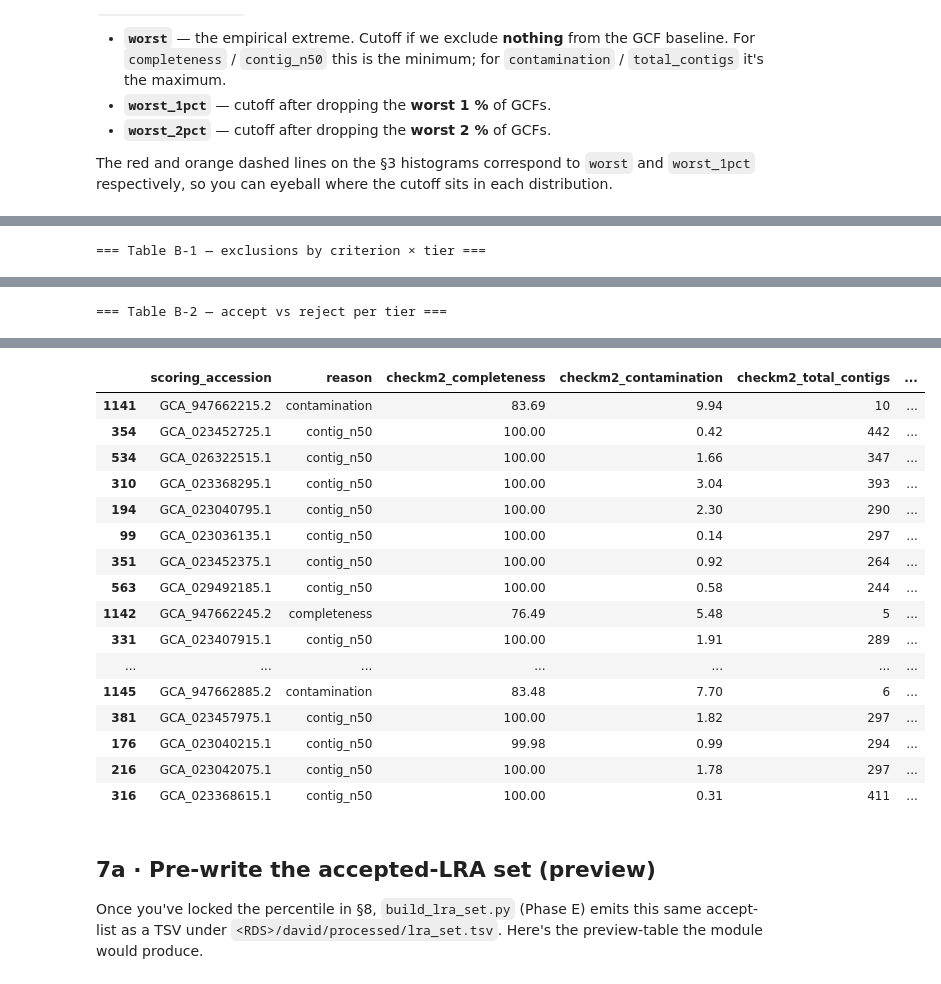
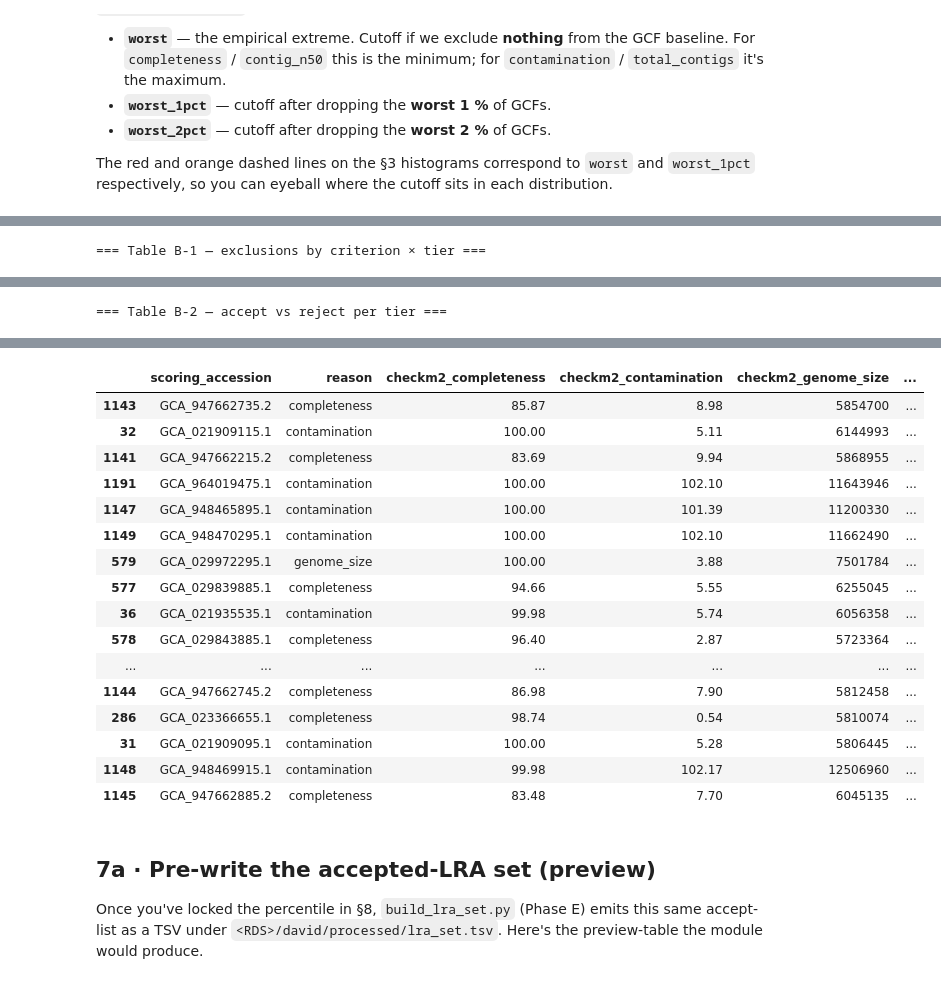
Before and after one commit to abelsond-cam/BacHGT, a Jupyter notebook: src/bac_data/lr_data/notebooks/lra_quality_cutoffs.ipynb, the cells around one changed output, grey strips where cells are left out. Cells and saved outputs as stored; diff of their text form; code cells hidden in the pictures.

```diff
--- a/src/bac_data/lr_data/notebooks/lra_quality_cutoffs.ipynb
+++ b/src/bac_data/lr_data/notebooks/lra_quality_cutoffs.ipynb
@@ -25,7 +26,9 @@ After iterating, record the locked value + thresholds in §8.
 # %%
-# ─── PARAMETERS ────────────────────────────────────────────────────────────
-USE_GCF_PERCENTILE = 0    # 0 | 1 | 2 — % trimmed from each tail of GCF distribution
-# ───────────────────────────────────────────────────────────────────────────
+# ─── LOCKED THRESHOLDS ────────────────────────────────────────────────────
+MIN_COMPLETENESS  = 99.0   # %  — hardcoded; isolates expected near-complete
+MAX_CONTAMINATION = 5.0    # %  — MIGS high-quality threshold (Bowers 2017)
+# MAX_GENOME_SIZE  ← data-derived in §6a from the worst-GCF envelope
+# ──────────────────────────────────────────────────────────────────────────
 # %% [markdown]
 ## 1 · Load `lra_discovery.tsv` — the single annotated source
 
@@ -330,16 +333,8 @@ By construction, percentile=0 excludes zero GCFs. Bumping to 1 or 2 trims the mo
 # %%
-assert 0 <= USE_GCF_PERCENTILE < 50, "USE_GCF_PERCENTILE should be in [0, 50)"
+MAX_GENOME_SIZE = gcf_cutoff("checkm2_genome_size", 0)
 
-MIN_COMPLETENESS  = gcf_cutoff("checkm2_completeness",  USE_GCF_PERCENTILE)
-MAX_CONTAMINATION = gcf_cutoff("checkm2_contamination", USE_GCF_PERCENTILE)
-MAX_TOTAL_CONTIGS = gcf_cutoff("checkm2_total_contigs", USE_GCF_PERCENTILE)
-MIN_CONTIG_N50    = gcf_cutoff("checkm2_contig_n50",    USE_GCF_PERCENTILE)
-MAX_GENOME_SIZE   = gcf_cutoff("checkm2_genome_size",   USE_GCF_PERCENTILE)
-
-print(f"USE_GCF_PERCENTILE = {USE_GCF_PERCENTILE}  (trim worst {USE_GCF_PERCENTILE}% of GCFs)")
-print(f"  MIN_COMPLETENESS  ≥ {MIN_COMPLETENESS:.2f}")
-print(f"  MAX_CONTAMINATION ≤ {MAX_CONTAMINATION:.2f}")
-print(f"  MAX_TOTAL_CONTIGS ≤ {MAX_TOTAL_CONTIGS:.0f}")
-print(f"  MIN_CONTIG_N50    ≥ {MIN_CONTIG_N50:.0f}")
-print(f"  MAX_GENOME_SIZE   ≤ {MAX_GENOME_SIZE:.0f}  ({MAX_GENOME_SIZE/1e6:.2f} Mb)")
+print("=== Locked thresholds ===")
+print(f"  MIN_COMPLETENESS  ≥ {MIN_COMPLETENESS:>6.2f}   (hardcoded)")
+print(f"  MAX_CONTAMINATION ≤ {MAX_CONTAMINATION:>6.2f}   (hardcoded)")
+print(f"  MAX_GENOME_SIZE   ≤ {MAX_GENOME_SIZE:>10,.0f} bp  ({MAX_GENOME_SIZE/1e6:.2f} Mb; worst GCF)")
 # %% [output]
@@ -370,17 +361,13 @@ Tables reported below:
 - **Sample** — 20 randomly rejected GCA candidates so you can eyeball what's being excluded.
 # %%
 def classify(row):
-    """Apply the GCF-envelope rule; return (accept_bool, reason_str)."""
+    """Apply the three-criterion locked rule; return (accept_bool, reason_str)."""
     if pd.isna(row["checkm2_completeness"]):
         return False, "no_checkm2"
     if row["checkm2_completeness"] < MIN_COMPLETENESS:
         return False, "completeness"
     if row["checkm2_contamination"] > MAX_CONTAMINATION:
         return False, "contamination"
-    if row["checkm2_total_contigs"] > MAX_TOTAL_CONTIGS:
-        return False, "total_contigs"
-    if row["checkm2_contig_n50"] < MIN_CONTIG_N50:
-        return False, "contig_n50"
     if row["checkm2_genome_size"] > MAX_GENOME_SIZE:
         return False, "genome_size"
     return True, "accept"
@@ -395,8 +382,7 @@ b1 = (
     disc_v.loc[~disc_v["accept"]]
           .groupby(["tier", "reason"]).size().unstack(fill_value=0)
           .reindex(index=TIER_ORDER)
-          .reindex(columns=["no_checkm2", "completeness", "contamination",
-                            "total_contigs", "contig_n50", "genome_size"], fill_value=0)
+          .reindex(columns=["no_checkm2", "completeness", "contamination", "genome_size"], fill_value=0)
 )
 b1["TOTAL_REJECTED"] = b1.sum(axis=1)
 b1["tier_n"] = disc_v.groupby("tier").size().reindex(TIER_ORDER).values
@@ -416,8 +402,13 @@ display(b2)
 # Headline answer: how many GCA candidates pass?
 n_gca_accept = int(((disc_v["tier"] == "GCA") & disc_v["accept"]).sum())
 n_gca_total  = int((disc_v["tier"] == "GCA").sum())
-print(f"\nHeadline: {n_gca_accept} of {n_gca_total} GCA candidates pass the GCF envelope "
+n_gcf_accept = int(((disc_v["tier"] == "GCF") & disc_v["accept"]).sum())
+n_gcf_total  = int((disc_v["tier"] == "GCF").sum())
+print(f"\nHeadline: {n_gca_accept} of {n_gca_total} GCA candidates pass the locked envelope "
       f"({100 * n_gca_accept / max(n_gca_total, 1):.1f}%).")
+print(f"          {n_gcf_accept} of {n_gcf_total} GCFs also pass "
+      f"({100 * n_gcf_accept / max(n_gcf_total, 1):.1f}%; GCFs failing here are the borderline-low-completeness ones).")
+print(f"          Total accepted LRA set: {n_gca_accept + n_gcf_accept}.")
 
 # Sample of rejected GCA rows — what's being discarded?
 print("\n=== Sample (n=20) of REJECTED GCA-tier rows ===")
@@ -426,8 +417,7 @@ if len(rej_gca):
     display(
         rej_gca.sample(min(20, len(rej_gca)), random_state=0)[[
             "scoring_accession", "reason",
-            "checkm2_completeness", "checkm2_contamination",
-            "checkm2_total_contigs", "checkm2_contig_n50", "checkm2_genome_size",
+            "checkm2_completeness", "checkm2_contamination", "checkm2_genome_size",
             "is_norway", "is_refseq", "stale_refseq", "level",
         ]]
     )
@@ -446,22 +438,22 @@ Headline: 1138 of 1194 GCA candidates pass the GCF envelope (95.3%).
 
 === Sample (n=20) of REJECTED GCA-tier rows ===
-|  | scoring_accession | reason | checkm2_completeness | checkm2_contamination | checkm2_total_contigs | ... |
-| 1141 | GCA_947662215.2 | contamination | 83.69 | 9.94 | 10 | ... |
-| 354 | GCA_023452725.1 | contig_n50 | 100.00 | 0.42 | 442 | ... |
-| 534 | GCA_026322515.1 | contig_n50 | 100.00 | 1.66 | 347 | ... |
-| 310 | GCA_023368295.1 | contig_n50 | 100.00 | 3.04 | 393 | ... |
-| 194 | GCA_023040795.1 | contig_n50 | 100.00 | 2.30 | 290 | ... |
-| 99 | GCA_023036135.1 | contig_n50 | 100.00 | 0.14 | 297 | ... |
-| 351 | GCA_023452375.1 | contig_n50 | 100.00 | 0.92 | 264 | ... |
-| 563 | GCA_029492185.1 | contig_n50 | 100.00 | 0.58 | 244 | ... |
-| 1142 | GCA_947662245.2 | completeness | 76.49 | 5.48 | 5 | ... |
-| 331 | GCA_023407915.1 | contig_n50 | 100.00 | 1.91 | 289 | ... |
+|  | scoring_accession | reason | checkm2_completeness | checkm2_contamination | checkm2_genome_size | ... |
+| 1143 | GCA_947662735.2 | completeness | 85.87 | 8.98 | 5854700 | ... |
+| 32 | GCA_021909115.1 | contamination | 100.00 | 5.11 | 6144993 | ... |
+| 1141 | GCA_947662215.2 | completeness | 83.69 | 9.94 | 5868955 | ... |
+| 1191 | GCA_964019475.1 | contamination | 100.00 | 102.10 | 11643946 | ... |
+| 1147 | GCA_948465895.1 | contamination | 100.00 | 101.39 | 11200330 | ... |
+| 1149 | GCA_948470295.1 | contamination | 100.00 | 102.10 | 11662490 | ... |
+| 579 | GCA_029972295.1 | genome_size | 100.00 | 3.88 | 7501784 | ... |
+| 577 | GCA_029839885.1 | completeness | 94.66 | 5.55 | 6255045 | ... |
+| 36 | GCA_021935535.1 | contamination | 99.98 | 5.74 | 6056358 | ... |
+| 578 | GCA_029843885.1 | completeness | 96.40 | 2.87 | 5723364 | ... |
 | ... | ... | ... | ... | ... | ... | ... |
-| 1145 | GCA_947662885.2 | contamination | 83.48 | 7.70 | 6 | ... |
-| 381 | GCA_023457975.1 | contig_n50 | 100.00 | 1.82 | 297 | ... |
-| 176 | GCA_023040215.1 | contig_n50 | 99.98 | 0.99 | 294 | ... |
-| 216 | GCA_023042075.1 | contig_n50 | 100.00 | 1.78 | 297 | ... |
-| 316 | GCA_023368615.1 | contig_n50 | 100.00 | 0.31 | 411 | ... |
+| 1144 | GCA_947662745.2 | completeness | 86.98 | 7.90 | 5812458 | ... |
+| 286 | GCA_023366655.1 | completeness | 98.74 | 0.54 | 5810074 | ... |
+| 31 | GCA_021909095.1 | contamination | 100.00 | 5.28 | 5806445 | ... |
+| 1148 | GCA_948469915.1 | contamination | 99.98 | 102.17 | 12506960 | ... |
+| 1145 | GCA_947662885.2 | completeness | 83.48 | 7.70 | 6045135 | ... |
 # %% [markdown]
 ## 7a · Pre-write the accepted-LRA set (preview)
 
```
Also changed, not shown: parts of 7 cells of this notebook.
